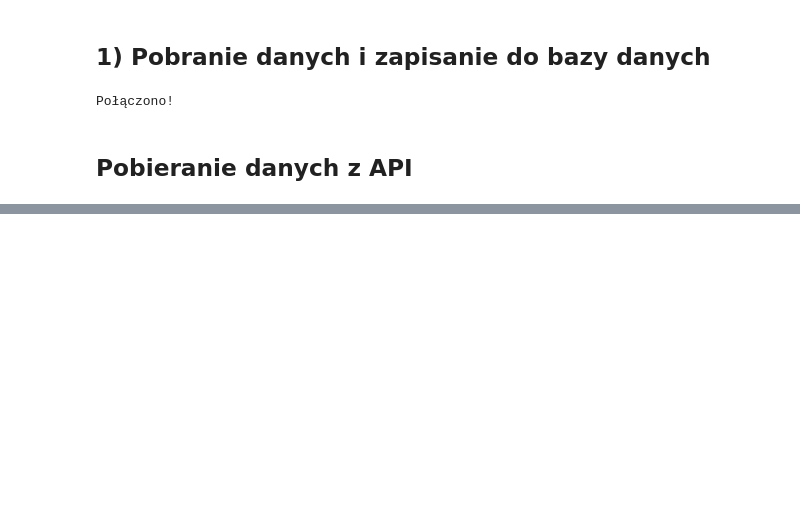
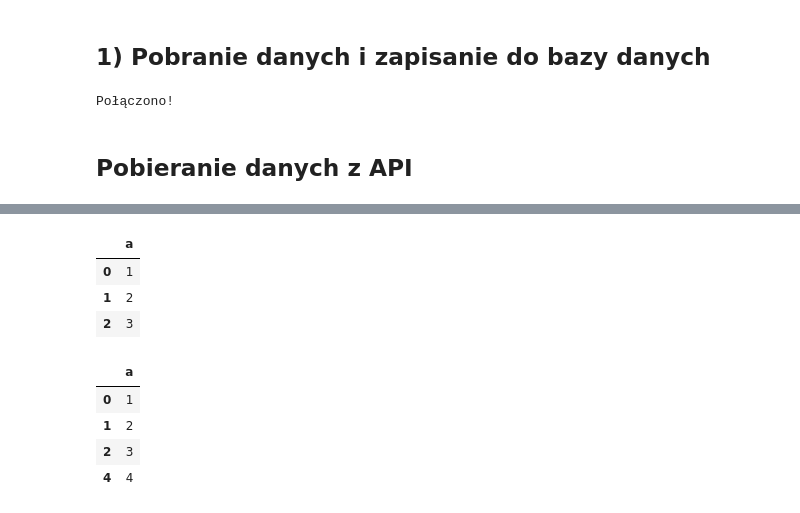
Before and after one commit to dradamm8/ExchangeRatesAnalysis, a Jupyter notebook: notebooks/projekt.ipynb, the cells around one changed output, grey strips where cells are left out. Cells and saved outputs as stored; diff of their text form; code cells hidden in the pictures; blank space fills up the shorter version.

```diff
--- a/notebooks/projekt.ipynb
+++ b/notebooks/projekt.ipynb
@@ -55,0 +244,17 @@ hej
+# %%
+test
+# %% [output]
+|  | a |
+| 0 | 1 |
+| 1 | 2 |
+| 2 | 3 |
+# %%
+test.loc[4] = 4
+# %%
+test
+# %% [output]
+|  | a |
+| 0 | 1 |
+| 1 | 2 |
+| 2 | 3 |
+| 4 | 4 |
```
Also changed, not shown: parts of 22 cells of this notebook, 1 other file.
